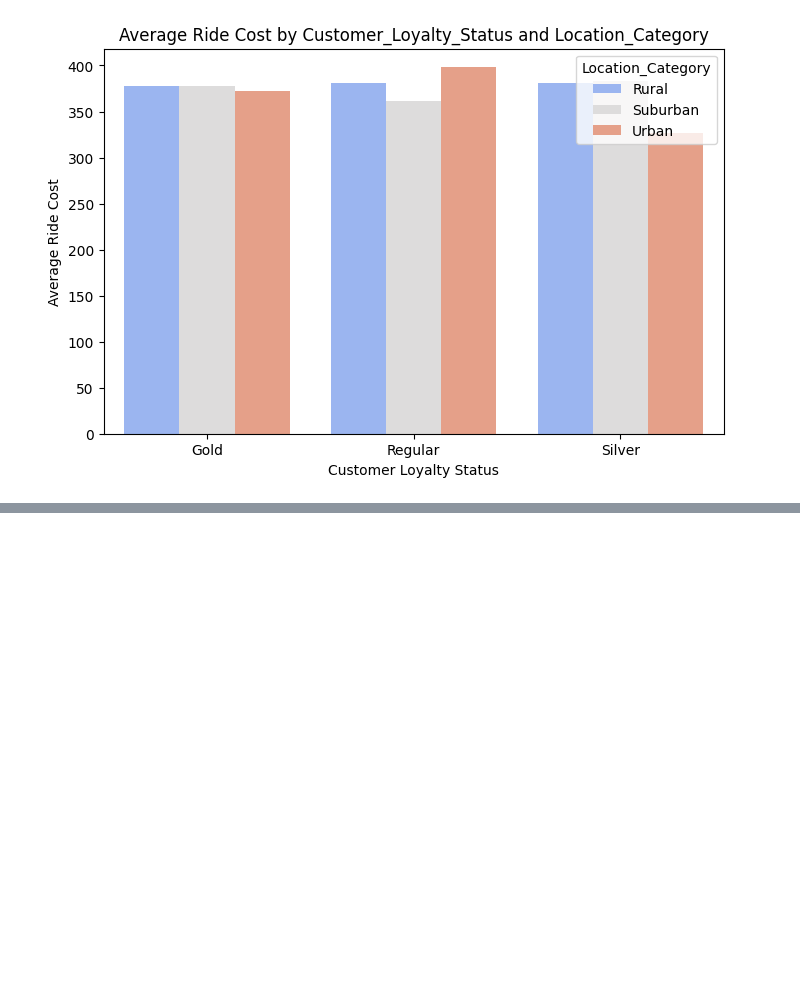
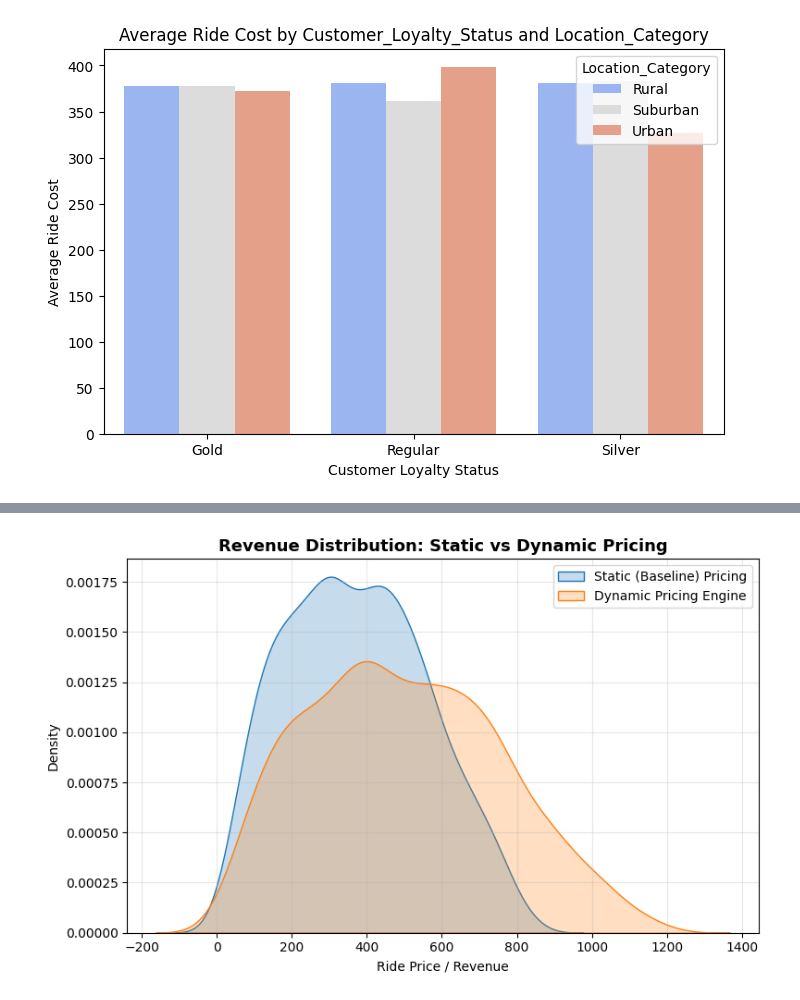
Before and after one commit to PriceOptima-SpringBoard/AI-PriceOptima, a Jupyter notebook: priceoptima.ipynb, the cells around one changed output, grey strips where cells are left out. Saved outputs shown, nothing was run; the diff lists cells and outputs as text; code cells hidden in the pictures; blank space fills up the shorter version.

```diff
--- a/priceoptima.ipynb
+++ b/priceoptima.ipynb
@@ -847,0 +1091,91 @@ Available Columns:
+# %%
+# ===============================
+# Dynamic Pricing Engine Evaluation
+# ===============================
+import pandas as pd
+import numpy as np
+import matplotlib.pyplot as plt
+import seaborn as sns
+
+# -----------------------------
+# Step 1: Load dataset
+# -----------------------------
+df = pd.read_csv("dynamic_pricing.csv")  # use your actual CSV name
+
+required_cols = ["Historical_Cost_of_Ride", "Number_of_Riders", "Number_of_Drivers", "Time_of_Booking"]
+for col in required_cols:
+    if col not in df.columns:
+        raise KeyError(f"❌ Missing required column: '{col}'")
+
+print(f"✅ Data loaded successfully — {df.shape[0]} rows, {df.shape[1]} columns")
+
+# -----------------------------
+# Step 2: Time-based adjustment
+# -----------------------------
+def time_based_adjustment(time):
+    if time == "Morning":
+        return 1.20   # peak
+    elif time == "Evening":
+        return 1.15   # semi-peak
+    elif time == "Night":
+        return 1.10   # moderate
+    else:
+        return 1.00   # normal/off-peak
+
+df["Time_Adjustment"] = df["Time_of_Booking"].apply(time_based_adjustment)
+
+# -----------------------------
+# Step 3: Inventory-based adjustment
+# -----------------------------
+def inventory_based_adjustment(row):
+    ratio = row["Number_of_Riders"] / (row["Number_of_Drivers"] + 1e-5)
+    if ratio > 1.5:
+        return 1.25   # high demand (more riders than drivers)
+    elif ratio < 0.8:
+        return 0.90   # excess supply (more drivers)
+    else:
+        return 1.00   # balanced demand-supply
+
+df["Inventory_Adjustment"] = df.apply(inventory_based_adjustment, axis=1)
+
+# -----------------------------
+# Step 4: Dynamic Baseline Pricing
+# -----------------------------
+df["Static_Price"] = df["Historical_Cost_of_Ride"]
+df["Dynamic_Price"] = df["Historical_Cost_of_Ride"] * df["Time_Adjustment"] * df["Inventory_Adjustment"]
+
+# -----------------------------
+# Step 5: KPI Evaluation
+# -----------------------------
+df["Revenue_Lift_Pct"] = ((df["Dynamic_Price"] - df["Static_Price"]) / df["Static_Price"]) * 100
+
+avg_static_rev = df["Static_Price"].mean()
+avg_dynamic_rev = df["Dynamic_Price"].mean()
+avg_lift = df["Revenue_Lift_Pct"].mean()
+
+print("\n========= 📊 Pricing Engine Evaluation =========")
+print(f"💵 Avg Static Revenue: ₹{avg_static_rev:.2f}")
+print(f"⚙️ Avg Dynamic Revenue: ₹{avg_dynamic_rev:.2f}")
+print(f"📈 Avg Revenue Lift: {avg_lift:.2f}%")
+print("===============================================\n")
+
+# -----------------------------
+# Step 6: Visualization
+# -----------------------------
+plt.figure(figsize=(8, 5))
+sns.kdeplot(df["Static_Price"], label="Static (Baseline) Pricing", fill=True)
+sns.kdeplot(df["Dynamic_Price"], label="Dynamic Pricing Engine", fill=True)
+plt.title("Revenue Distribution: Static vs Dynamic Pricing", fontsize=13, weight="bold")
+plt.xlabel("Ride Price / Revenue")
+plt.ylabel("Density")
+plt.legend()
+plt.grid(alpha=0.3)
+plt.tight_layout()
+plt.show()
+
+# -----------------------------
+# Step 7: Save output
+# -----------------------------
+df.to_csv("pricing_engine_results.csv", index=False)
+print("✅ Evaluation results saved as 'pricing_engine_results.csv'")
+# %% [output]
@@ -847,0 +1189 @@ Available Columns:
+[figure, added]
```
Also changed, not shown: parts of 28 cells of this notebook, 17 other files.
